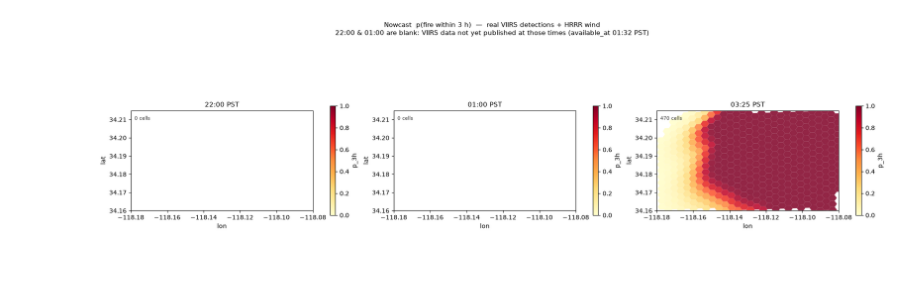
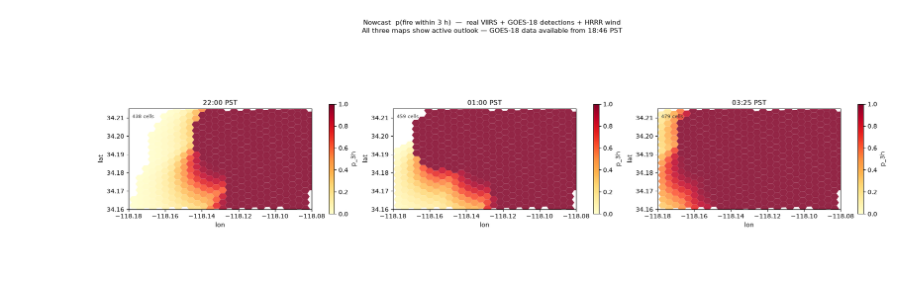
Before and after one commit to alighazi288/Outrun, a Jupyter notebook: notebooks/daniel_nowcast_real_data.ipynb, the cells around one changed output. Cells and saved outputs as stored; diff of their text form; code cells hidden in the pictures; blank space fills up the shorter version.

Commit message:
Greptile fixes: GOES setup check, centroid wind, refreshed preview

```diff
--- a/notebooks/daniel_nowcast_real_data.ipynb
+++ b/notebooks/daniel_nowcast_real_data.ipynb
@@ -90,34 +95,34 @@ bbox = META["bbox"]
 s, w, n, e = bbox["south"], bbox["west"], bbox["north"], bbox["east"]
 cmap = plt.cm.YlOrRd
 
 fig, axes = plt.subplots(1, 3, figsize=(18, 6), constrained_layout=True)
 fig.suptitle(
-    "Nowcast  p(fire within 3 h)  —  real VIIRS detections + HRRR wind\n"
-    f"22:00 & 01:00 are blank: VIIRS data not yet published at those times "
-    f"(visible_from {first_available.astimezone(PACIFIC).strftime('%H:%M PST')})",
+    "Nowcast  p(fire within 3 h)  —  real VIIRS + GOES-18 detections + HRRR wind\n"
+    f"GOES-18 data available from "
+    f"{first_available.astimezone(PACIFIC).strftime('%H:%M PST')} — all three maps active",
     fontsize=11,
 )
 
 for ax, label, p3h_map in zip(axes, LABELS, results, strict=True):
     ax.set_xlim(w, e)
     ax.set_ylim(s, n)
     ax.set_aspect("equal")
     ax.set_title(label, fontsize=11)
     ax.set_xlabel("lon")
     ax.set_ylabel("lat")
 
     for cell, p3h in p3h_map.items():
         boundary = h3.cell_to_boundary(cell)   # [(lat, lon), ...]
         xs = [lon for lat, lon in boundary] + [boundary[0][1]]
         ys = [lat for lat, lon in boundary] + [boundary[0][0]]
         ax.fill(xs, ys, color=cmap(p3h), alpha=0.85, linewidth=0)
 
     sm = plt.cm.ScalarMappable(cmap=cmap, norm=plt.Normalize(0, 1))
     sm.set_array([])
     fig.colorbar(sm, ax=ax, fraction=0.03, pad=0.02, label="p_3h")
     ax.text(w + 0.002, n - 0.003, f"{len(p3h_map)} cells",
             fontsize=8, va="top", color="#333333")
 
 plt.show()
 # %% [output]
-[figure, old version]
+[figure, new version]
```
Also changed, not shown: parts of 2 cells of this notebook, 3 other files.
